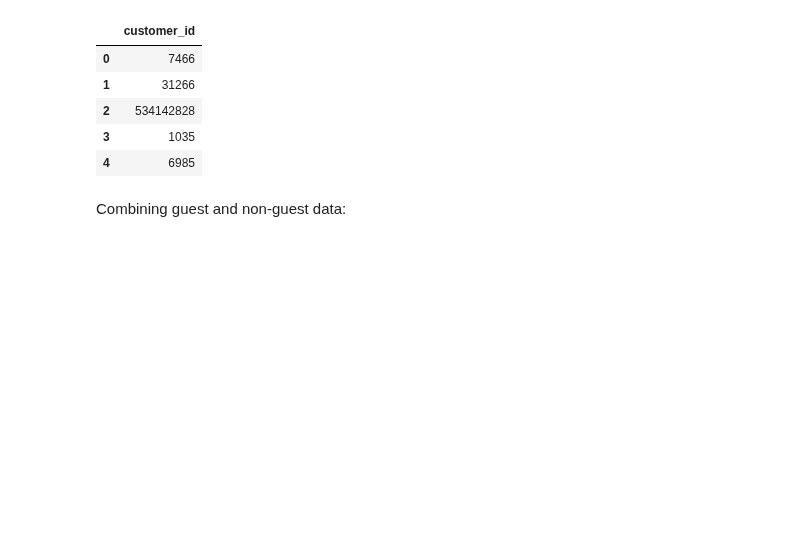
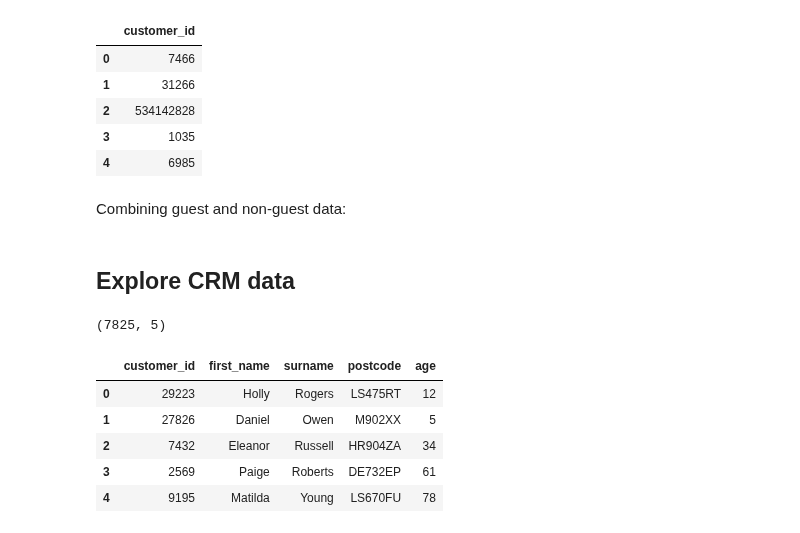
Before and after one commit to jeremysb1/data_analysis_projects, a Jupyter notebook: modeling.ipynb, the cells around one changed output. Saved outputs shown, nothing was run; the diff lists cells and outputs as text; code cells hidden in the pictures; blank space fills up the shorter version.

Commit message:
added crm data

```diff
--- a/modeling.ipynb
+++ b/modeling.ipynb
@@ -107,3 +107,17 @@ for col in ["first_name", "surname"]:
     sales_customers[col] = sales_customers[col].str.lower().str.strip()
 
 sales_customers["postcode"] = sales_customers["postcode"].str.strip()
+# %% [markdown]
+## Explore CRM data
+# %%
+crm = pd.read_csv('/content/drive/MyDrive/Data Analysis Projects/Data Modeling/crm_export.csv')
+print(crm.shape)
+crm.head()
+# %% [output]
+(7825, 5)
+|  | customer_id | first_name | surname | postcode | age |
+| 0 | 29223 | Holly | Rogers | LS475RT | 12 |
+| 1 | 27826 | Daniel | Owen | M902XX | 5 |
+| 2 | 7432 | Eleanor | Russell | HR904ZA | 34 |
+| 3 | 2569 | Paige | Roberts | DE732EP | 61 |
+| 4 | 9195 | Matilda | Young | LS670FU | 78 |
```
